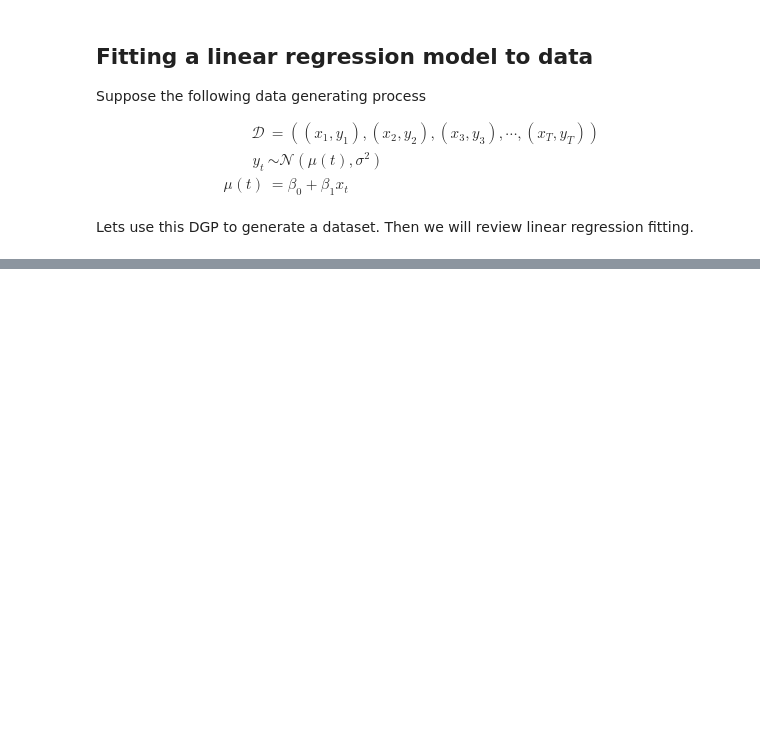
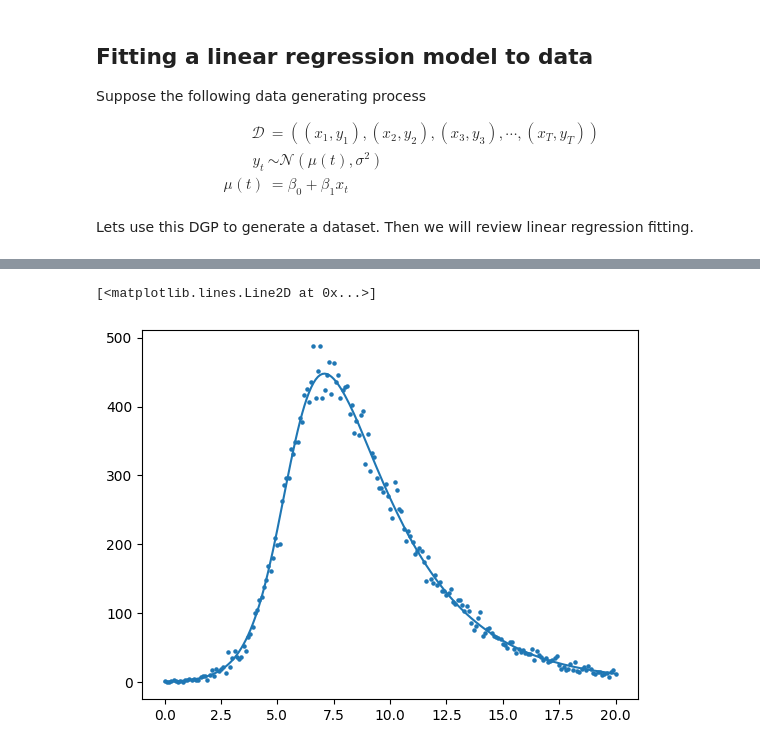
Before and after one commit to computationalUncertaintyLab/outbreak_book, a Jupyter notebook: outbreak_science/chap7.ipynb, the cells around one changed output, grey strips where cells are left out. Saved outputs shown, nothing was run; the diff lists cells and outputs as text; code cells hidden in the pictures; blank space fills up the shorter version.

```diff
--- a/outbreak_science/chap7.ipynb
+++ b/outbreak_science/chap7.ipynb
@@ -600,16 +185,0 @@ We can compute the negative loglikelhood for a large range of $\beta$ and $\gamm
-# %%
-all_nlls = []
-
-betas  = np.linspace(1./2, 4, 100)
-gammas = np.linspace(1./2, 4, 100)
-
-for beta in betas:
-    row = []
-    for gamma in gammas:
-        beta_gamma     = (beta,gamma)
-        incident_cases = generate_proposed_inc_cases(beta_gamma, N, initial_conditions, start_end)
-        m = nll(incident_cases,noisy_inc[1:])
-
-        row.append(m)
-    all_nlls.append(row)
-all_nlls = np.array(all_nlls)
@@ -768,0 +371,21 @@ We know a function that can map real values to the interval zero to one! The log
+# %%
+beta,gamma = results.x
+#--inital conditions for s, i, r      Assume fixed for now
+initial_conditions = (999, 1, 0., 0)
+
+start = min(data.times)
+end   = max(data.times)
+
+solution = solve_ivp( fun = sir
+                 , t_span = (start,end)
+                 , y0     = initial_conditions
+                 , t_eval = data.times.values  #<--evaluate our solution at all the x values we have in the data
+                 , args   = (beta, gamma,n))
+prevalent_infections = solution.y[1,:]
+times                = solution.t
+
+plt.scatter(data.times.values,data.infections.values,s=5)
+plt.plot(times,prevalent_infections)
+# %% [output]
+[<matplotlib.lines.Line2D at 0x...>]
+[figure, added]
```
Also changed, not shown: parts of 48 cells of this notebook.
